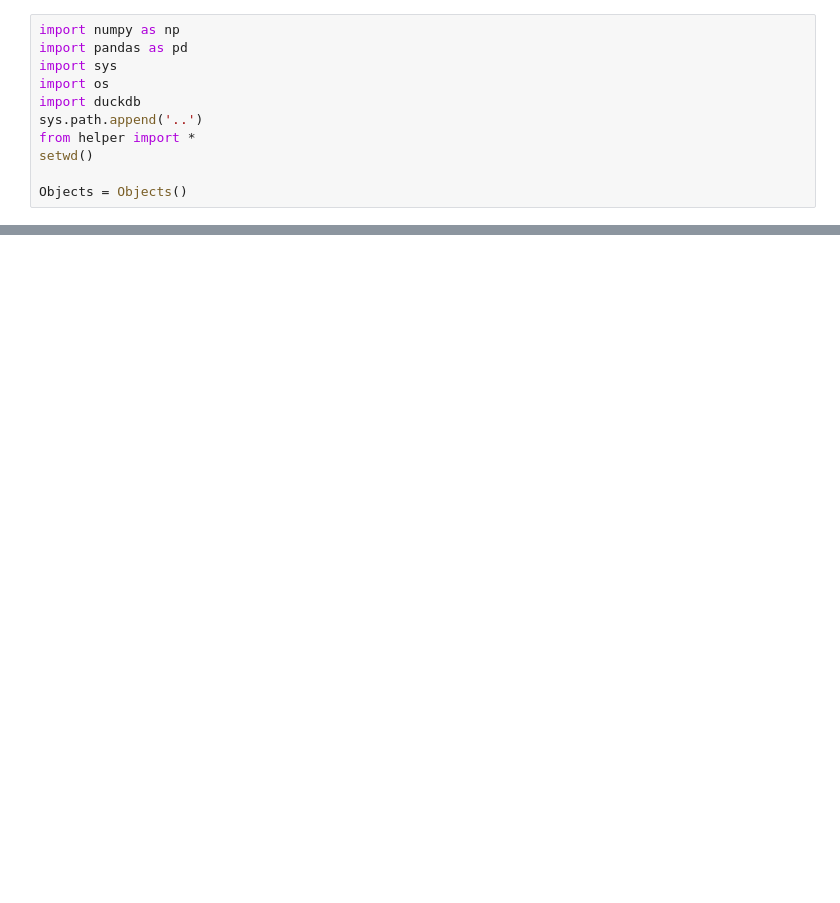
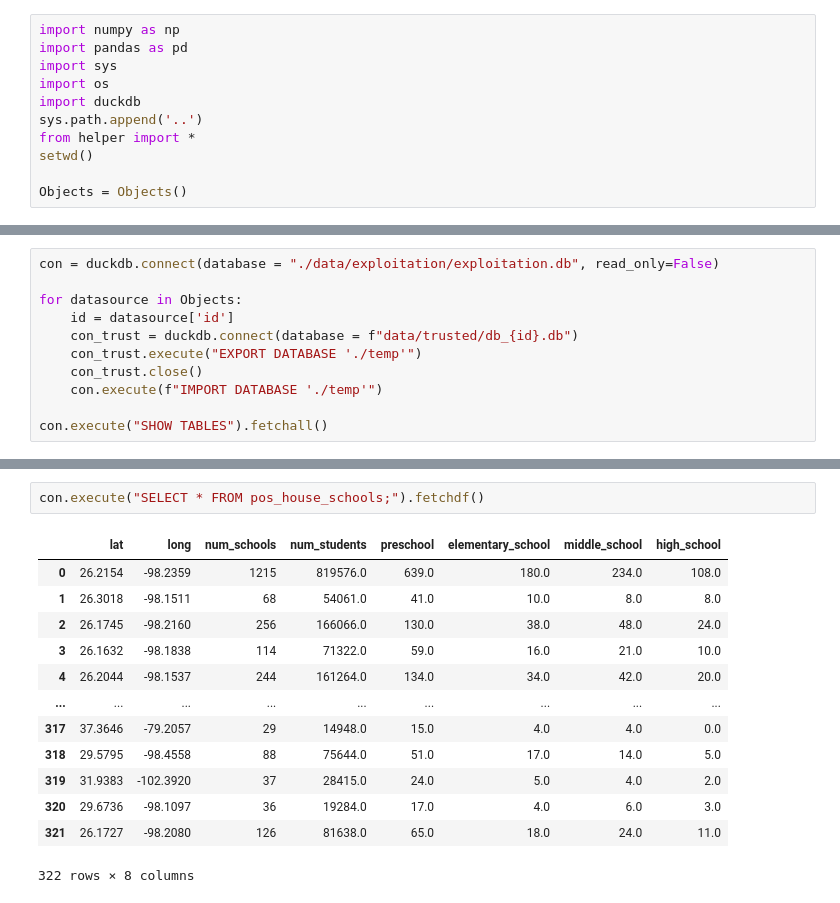
Before and after one commit to adriamd/ADSDB_project1, a Jupyter notebook: notebooks/exploitation.ipynb, the cells around one changed output, grey strips where cells are left out. Cells and saved outputs as stored; diff of their text form; blank space fills up the shorter version.

Commit message:
Exploitation zone prototype almost done

```diff
--- a/notebooks/exploitation.ipynb
+++ b/notebooks/exploitation.ipynb
@@ -144,0 +12,11 @@ df_housing.head()
+# %%
+con = duckdb.connect(database = "./data/exploitation/exploitation.db", read_only=False)
+
+for datasource in Objects:
+    id = datasource['id']
+    con_trust = duckdb.connect(database = f"data/trusted/db_{id}.db")
+    con_trust.execute("EXPORT DATABASE './temp'")
+    con_trust.close()
+    con.execute(f"IMPORT DATABASE './temp'")
+
+con.execute("SHOW TABLES").fetchall()
@@ -144,0 +147,16 @@ df_housing.head()
+# %%
+con.execute("SELECT * FROM pos_house_schools;").fetchdf()
+# %% [output]
+|  | lat | long | num_schools | num_students | preschool | elementary_school | middle_school | high_school |
+| 0 | 26.2154 | -98.2359 | 1215 | 819576.0 | 639.0 | 180.0 | 234.0 | 108.0 |
+| 1 | 26.3018 | -98.1511 | 68 | 54061.0 | 41.0 | 10.0 | 8.0 | 8.0 |
+| 2 | 26.1745 | -98.2160 | 256 | 166066.0 | 130.0 | 38.0 | 48.0 | 24.0 |
+| 3 | 26.1632 | -98.1838 | 114 | 71322.0 | 59.0 | 16.0 | 21.0 | 10.0 |
+| 4 | 26.2044 | -98.1537 | 244 | 161264.0 | 134.0 | 34.0 | 42.0 | 20.0 |
+| ... | ... | ... | ... | ... | ... | ... | ... | ... |
+| 317 | 37.3646 | -79.2057 | 29 | 14948.0 | 15.0 | 4.0 | 4.0 | 0.0 |
+| 318 | 29.5795 | -98.4558 | 88 | 75644.0 | 51.0 | 17.0 | 14.0 | 5.0 |
+| 319 | 31.9383 | -102.3920 | 37 | 28415.0 | 24.0 | 5.0 | 4.0 | 2.0 |
+| 320 | 29.6736 | -98.1097 | 36 | 19284.0 | 17.0 | 4.0 | 6.0 | 3.0 |
+| 321 | 26.1727 | -98.2080 | 126 | 81638.0 | 65.0 | 18.0 | 24.0 | 11.0 |
+322 rows × 8 columns
```
Also changed, not shown: parts of 21 cells of this notebook, 2 other files.
